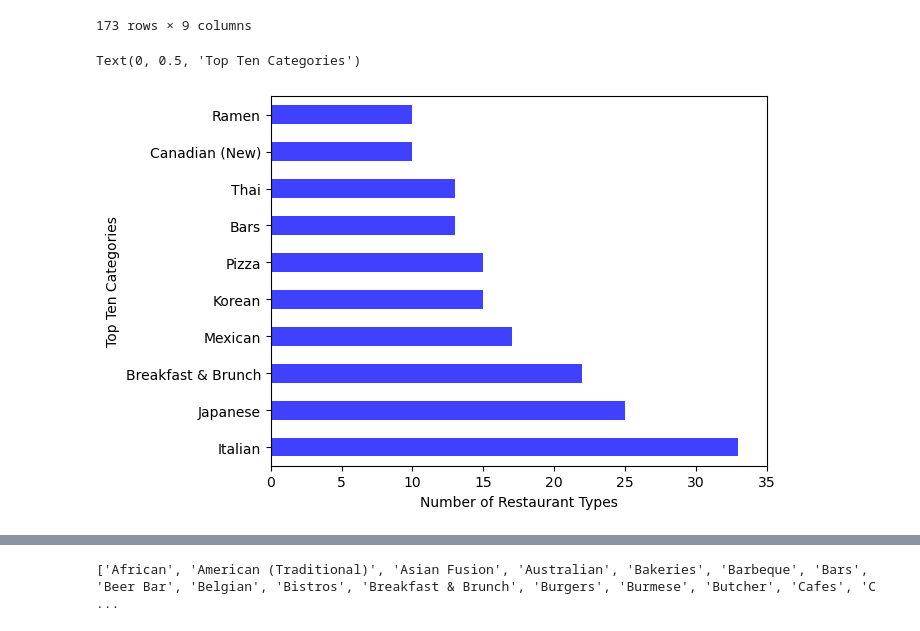
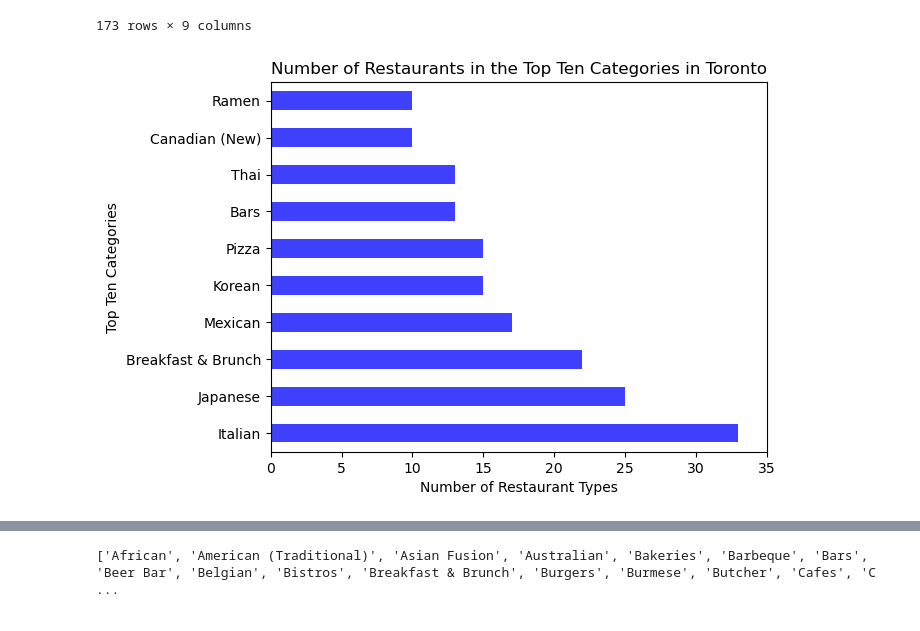
Before and after one commit to AlanDeng7/Module-7-Project1, a Jupyter notebook: Code_Alan/Question2.ipynb, the cells around one changed output, grey strips where cells are left out. Cells and saved outputs as stored; diff of their text form; code cells hidden in the pictures.

Commit message:
added images

```diff
--- a/Code_Alan/Question2.ipynb
+++ b/Code_Alan/Question2.ipynb
@@ -157,12 +154,14 @@ top_ten_tor
 | 661 | Against the Grain | 25 Dockside Drive | Canadian (New) | 2.5 | 294 | $$ | 2 | 43.643650 | ... |
 173 rows × 9 columns
 # %%
-ax_tor = categ_tor[0:10].plot.barh(x="Category", y="Rating",xlim = [0,35],alpha = 0.75, color = "blue")
-ax_tor.set_xlabel("Number of Restaurant Types")
-ax_tor.set_ylabel("Top Ten Categories")
+tor_categ_image = categ_tor[0:10].plot.barh(x="Category", y="Rating",xlim = [0,35],alpha = 0.75, color = "blue")
+tor_categ_image.set_xlabel("Number of Restaurant Types")
+tor_categ_image.set_ylabel("Top Ten Categories")
+tor_categ_image.set_title("Number of Restaurants in the Top Ten Categories in Toronto")
+
+plt.savefig("Images/tor_categ_image.png",bbox_inches = "tight")
 # %% [output]
-Text(0, 0.5, 'Top Ten Categories')
-[figure, old version]
+[figure, new version]
 # %%
 rating_review_van_df
 # %% [output]
```
Also changed, not shown: parts of 4 cells of this notebook, 3 other files.
